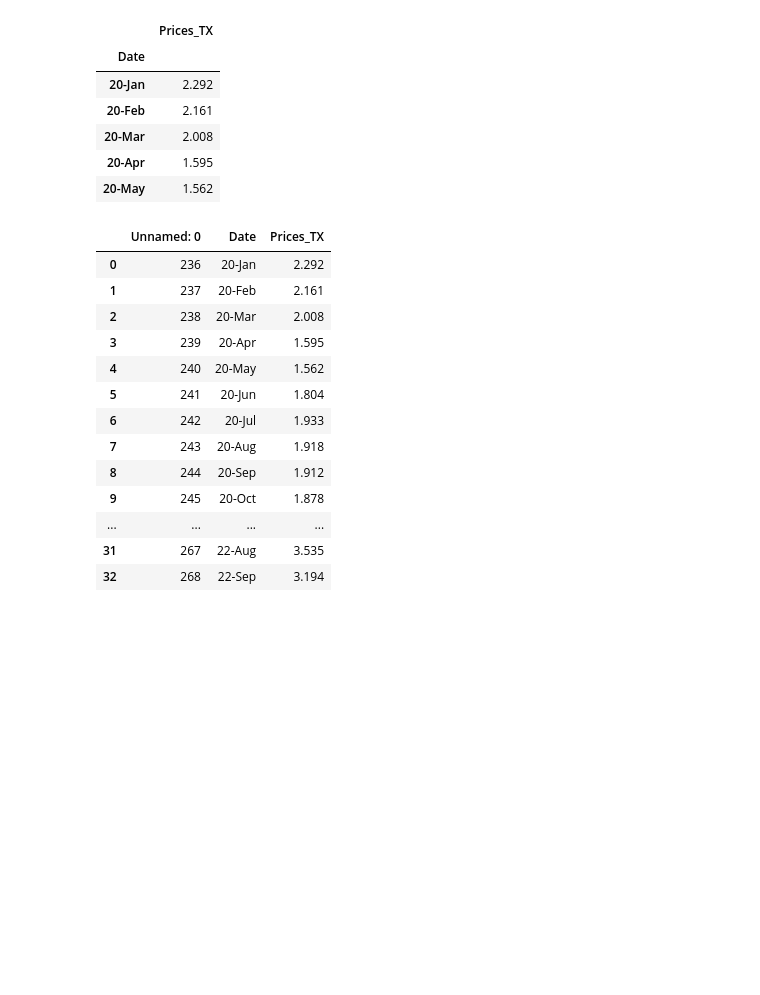
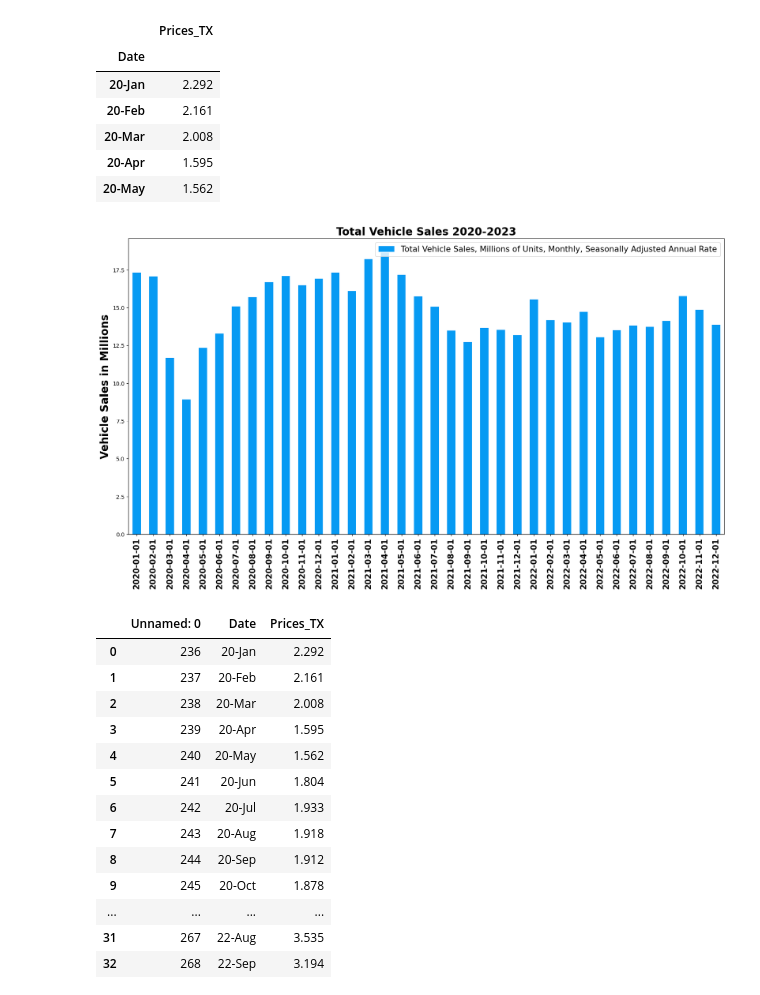
Before and after one commit to T800-101A/Impact_Vehicule_COVID-19, a Jupyter notebook: Project 1 - Gas Prices_Vehicle Sales.ipynb, the cells around one changed output. Saved outputs shown, nothing was run; the diff lists cells and outputs as text; code cells hidden in the pictures; blank space fills up the shorter version.

```diff
--- a/Project 1 - Gas Prices_Vehicle Sales.ipynb
+++ b/Project 1 - Gas Prices_Vehicle Sales.ipynb
@@ -48,6 +48,40 @@ def bar_graph(csvpath = '',
     plt.savefig(saveFigure)
 
     plt.show()
+# %%
+bar_graph("/Users/stephanieroethlisberger/Desktop/Total_Vehicle_Sales_Volume.csv",
+          "observation_date",
+          "bar",
+          "VehicleSales.png",
+          'Vehicle Sales in Millions',
+          'Total Vehicle Sales 2020-2023',
+          '#069AF3'
+         )
+
+def bar_graph(csvpath = '',
+              setIndex =  '',
+              plotKind = '' ,
+              saveFigure = '',
+              ylabel = '',
+              title = '',
+              color = ''):
+
+    df = pd.read_csv(f"{csvpath}")
+
+    df.set_index(setIndex, inplace=True)
+    df.plot(kind=plotKind, figsize=(20,10), color=color)
+
+    plt.ylabel(ylabel, fontweight="bold", fontsize = 20)
+    plt.xlabel("")
+    plt.xticks(rotation=90, fontsize=15, fontweight="bold")
+    plt.title(title, fontweight="bold", fontsize=20)
+    plt.legend(fontsize=15)
+
+    plt.savefig(saveFigure)
+
+    plt.show()
+# %% [output]
+[figure, added]
 # %%
 pd.read_csv(f"/Users/stephanieroethlisberger/Desktop/Gas.csv")
 # %% [output]
```
